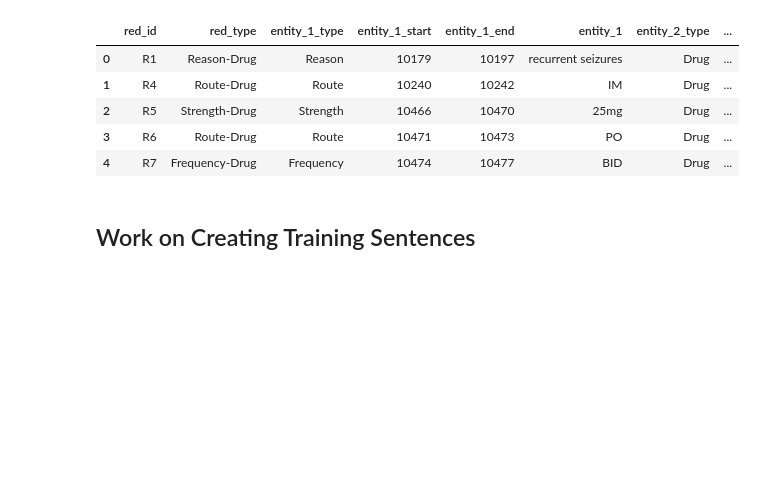
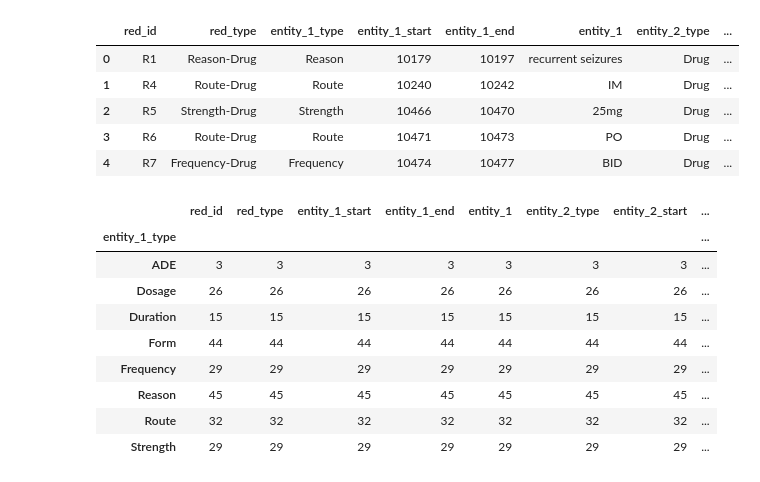
Before and after one commit to oakkas/n2c2_2018_task2_llm, a Jupyter notebook: Harvard__n2c2_NLP_Research_Data_Sets_2018_Track_2_ADE_and_Medication_Extraction_Challenge.ipynb, the cells around one changed output. Drawn from its saved outputs; the diff is of its cells as text; code cells hidden in the pictures; blank space fills up the shorter version.

```diff
--- a/Harvard__n2c2_NLP_Research_Data_Sets_2018_Track_2_ADE_and_Medication_Extraction_Challenge.ipynb
+++ b/Harvard__n2c2_NLP_Research_Data_Sets_2018_Track_2_ADE_and_Medication_Extraction_Challenge.ipynb
@@ -575,5 +88,16 @@ r_lines_df2.head()
 | 2 | R5 | Strength-Drug | Strength | 10466 | 10470 | 25mg | Drug | ... |
 | 3 | R6 | Route-Drug | Route | 10471 | 10473 | PO | Drug | ... |
 | 4 | R7 | Frequency-Drug | Frequency | 10474 | 10477 | BID | Drug | ... |
-# %% [markdown]
-## Work on Creating Training Sentences
+# %%
+r_lines_df2.groupby(['entity_1_type']).count()
+# %% [output]
+|  | red_id | red_type | entity_1_start | entity_1_end | entity_1 | entity_2_type | entity_2_start | ... |
+| entity_1_type |  |  |  |  |  |  |  | ... |
+| ADE | 3 | 3 | 3 | 3 | 3 | 3 | 3 | ... |
+| Dosage | 26 | 26 | 26 | 26 | 26 | 26 | 26 | ... |
+| Duration | 15 | 15 | 15 | 15 | 15 | 15 | 15 | ... |
+| Form | 44 | 44 | 44 | 44 | 44 | 44 | 44 | ... |
+| Frequency | 29 | 29 | 29 | 29 | 29 | 29 | 29 | ... |
+| Reason | 45 | 45 | 45 | 45 | 45 | 45 | 45 | ... |
+| Route | 32 | 32 | 32 | 32 | 32 | 32 | 32 | ... |
+| Strength | 29 | 29 | 29 | 29 | 29 | 29 | 29 | ... |
```
Also changed, not shown: parts of 8 cells of this notebook.
